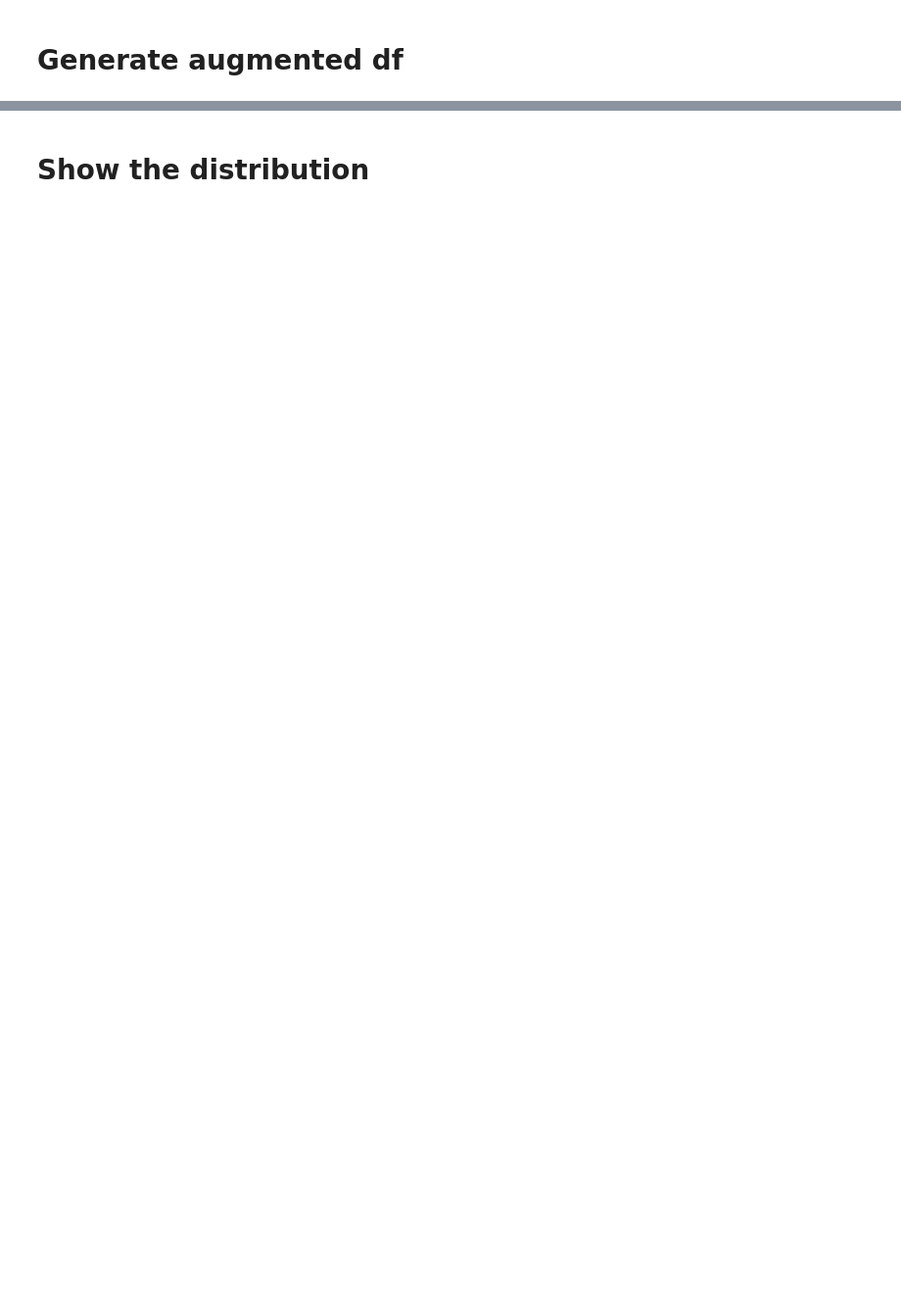
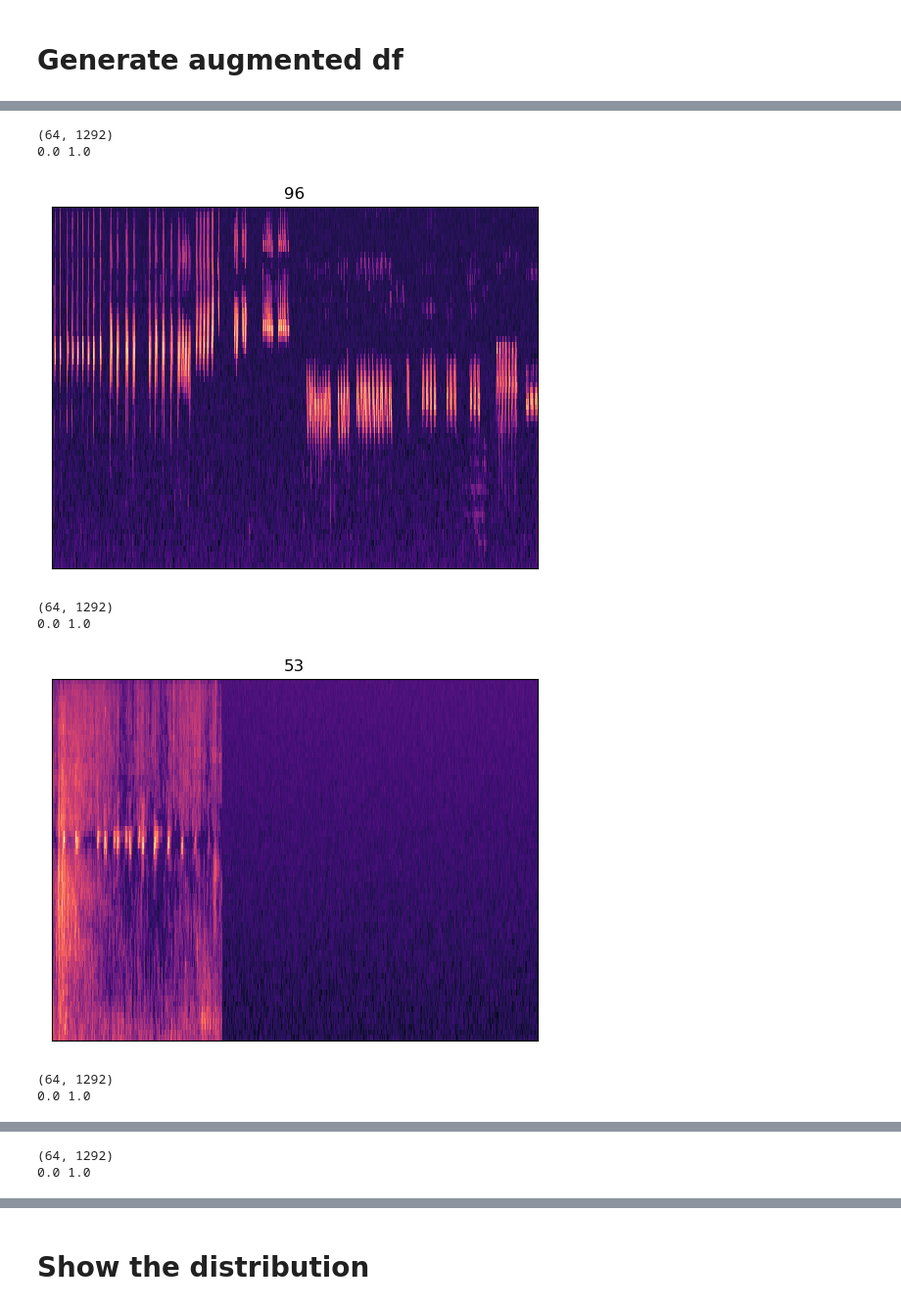
Before and after one commit to gakhromov/ai4good_birdclef, a Jupyter notebook: model/tester.ipynb, the cells around one changed output, grey strips where cells are left out. Shown: that part at 98% size. Saved outputs shown, nothing was run; the diff lists cells and outputs as text; code cells hidden in the pictures; blank space fills up the shorter version.

```diff
--- a/model/tester.ipynb
+++ b/model/tester.ipynb
@@ -31,14 +35,15 @@ cols = ['primary_label', 'secondary_labels', 'path']
 df_augmented = pd.DataFrame(columns=cols)
 
 for idx, item in df.iterrows():
-    path = item['filename'].split('.')[0]
-    path = os.path.join(root, 'data', path)
+    path_bird = item['filename'].split('.')[0]
+    path = os.path.join(root, 'data', path_bird)
     augmented_files = glob.glob(f'{path}*')
 
     # add new row to the augmented for each additional file
     for f in augmented_files:
         data = {
             'path': [f.replace('\\', '/')],
+            'file': path_bird,
             'primary_label': [item.primary_label],
             'secondary_labels': [item.secondary_labels]
         }
@@ -87,0 +206,24 @@ df.to_csv(f'{root}/augmented.csv')
+# %%
+train_gen, test_gen = datasets[0]
+# %%
+for idx, item in enumerate(train_gen):
+    img, label = item
+    img, label = img[0], label[0]
+    img = img.squeeze().cpu().numpy()
+    label = label.squeeze().cpu().numpy()
+    print(img.shape)
+    plt.title(label)
+    print(img.min(), img.max())
+    librosa.display.specshow(img)
+    plt.show()
+    if idx > 2:
+        break
+# %% [output]
+(64, 1292)
+0.0 1.0
+[figure, added]
+(64, 1292)
+0.0 1.0
+[figure, added]
+(64, 1292)
+0.0 1.0
@@ -87,0 +231,2 @@ df.to_csv(f'{root}/augmented.csv')
+(64, 1292)
+0.0 1.0
```
Also changed, not shown: parts of 33 cells of this notebook, 5 other files.
